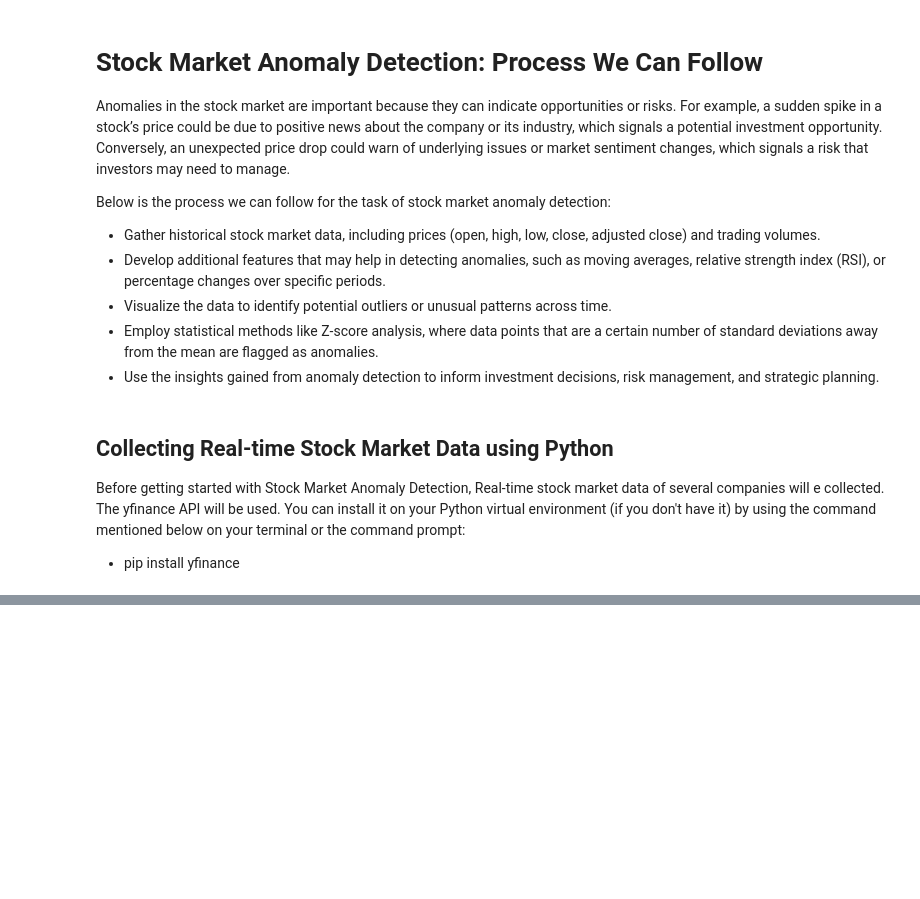
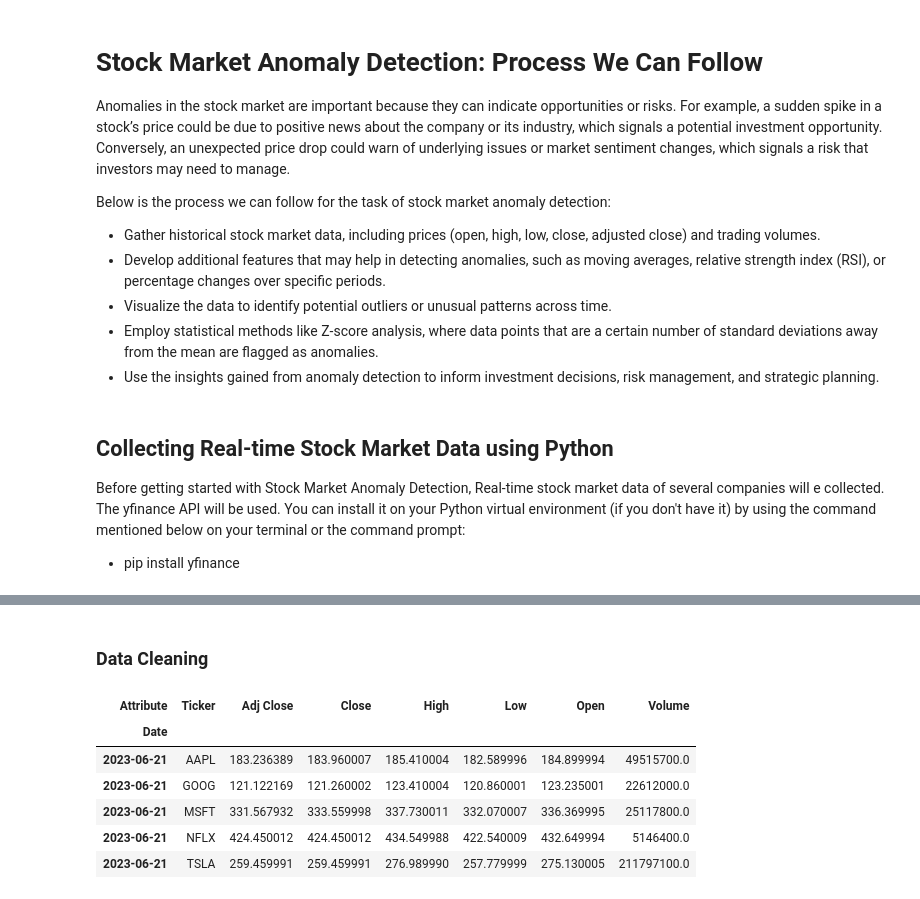
Before and after one commit to SirTee12/Marketing-Analysis-Projects, a Jupyter notebook: Stock-Market-Anomaly-Detection/Stock-Market-Anomaly-Detection.ipynb, the cells around one changed output, grey strips where cells are left out. Drawn from its saved outputs; the diff is of its cells as text; code cells hidden in the pictures; blank space fills up the shorter version.

```diff
--- a/Stock-Market-Anomaly-Detection/Stock-Market-Anomaly-Detection.ipynb
+++ b/Stock-Market-Anomaly-Detection/Stock-Market-Anomaly-Detection.ipynb
@@ -59,0 +37,27 @@ stock_Data.head()
+# %%
+# define the time period
+end_date = date.today().strftime('%Y-%m-%d')
+start_date = (date.today() - timedelta(days = 365)).strftime("%Y-%m-%d")
+
+# list of stocks tickers to download
+tickers = ['AAPL', 'MSFT', 'NFLX', 'GOOG', 'TSLA']
+
+market_data = yf.download(tickers, start = start_date,
+                  end = end_date, progress=False)
+
+# reset index to bring date into columns for the melt function
+market_data = market_data.reset_index()
+
+#melt the dateframe to make it long format where each row
+# is a unique combination of date, Ticker and Attributes
+market_data_melted = market_data.melt(id_vars=['Date'], var_name=['Attribute', 'Ticker'])
+
+# pivot the melted data to have attributes (Open, High, Low etc.) as columns
+market_data_pivoted = market_data_melted.pivot_table(index = ['Date', 'Ticker'],
+                                                    columns = 'Attribute',
+                                                    values = 'value',
+                                                    aggfunc='first')
+# reset index to turn multi-index into columns
+stock_data = market_data_pivoted.reset_index()
+
+stock_data.head()
@@ -59,0 +71,2 @@ stock_Data.head()
+# %% [markdown]
+### Data Cleaning
@@ -59,0 +76,15 @@ stock_Data.head()
+# %%
+# Convert the date column to datetime format
+stock_data_or['Date'] = pd.to_datetime(stock_data_or['Date'])
+
+# set the date  as index of the dataframe
+stock_data_or.set_index('Date', inplace= True)
+stock_data_or.head()
+# %% [output]
+| Attribute | Ticker | Adj Close | Close | High | Low | Open | Volume |
+| Date |  |  |  |  |  |  |  |
+| 2023-06-21 | AAPL | 183.236389 | 183.960007 | 185.410004 | 182.589996 | 184.899994 | 49515700.0 |
+| 2023-06-21 | GOOG | 121.122169 | 121.260002 | 123.410004 | 120.860001 | 123.235001 | 22612000.0 |
+| 2023-06-21 | MSFT | 331.567932 | 333.559998 | 337.730011 | 332.070007 | 336.369995 | 25117800.0 |
+| 2023-06-21 | NFLX | 424.450012 | 424.450012 | 434.549988 | 422.540009 | 432.649994 | 5146400.0 |
+| 2023-06-21 | TSLA | 259.459991 | 259.459991 | 276.989990 | 257.779999 | 275.130005 | 211797100.0 |
```
Also changed, not shown: parts of 9 cells of this notebook.
